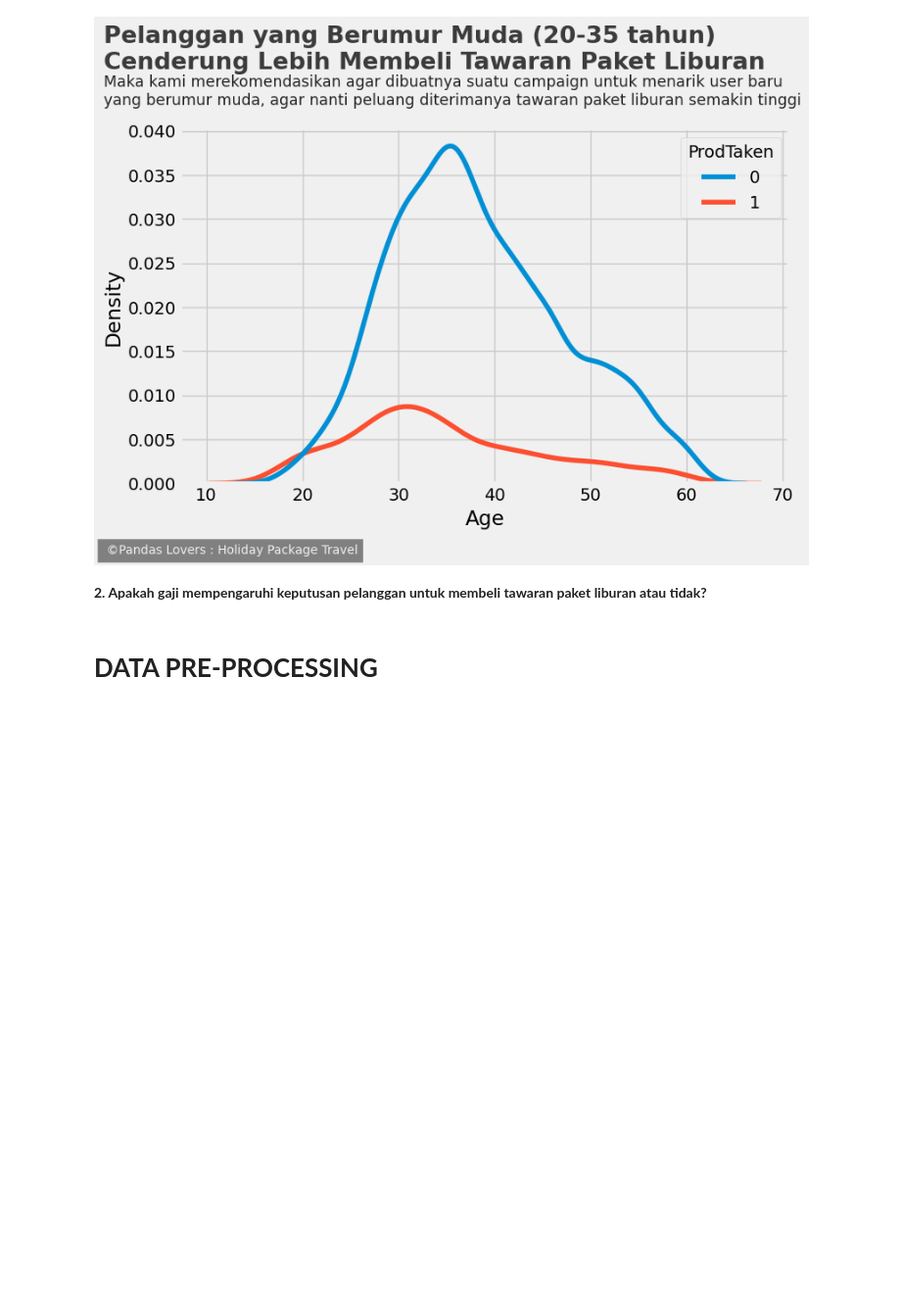
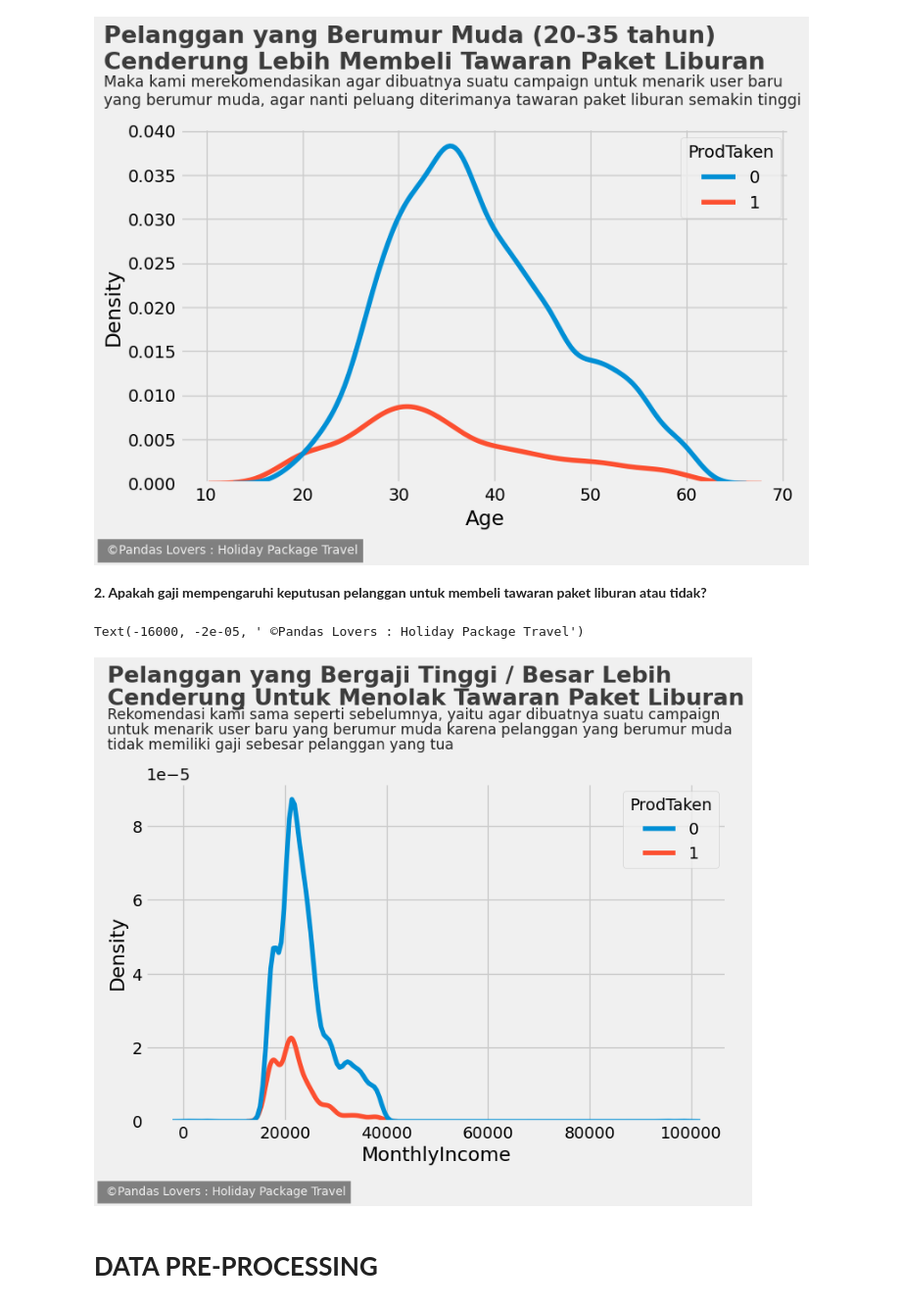
Before and after one commit to JodhiKrisantus/Classification-Holiday-Package-Prediction, a Jupyter notebook: Pandas_Lovers_Holiday_Package_Prediction.ipynb, the cells around one changed output. Shown at 98% size. Cells and saved outputs as stored; diff of their text form; code cells hidden in the pictures; blank space fills up the shorter version.

```diff
--- a/Pandas_Lovers_Holiday_Package_Prediction.ipynb
+++ b/Pandas_Lovers_Holiday_Package_Prediction.ipynb
@@ -479,21 +479,27 @@ Text(-0.8, -0.008, ' ©Pandas Lovers : Holiday Package Travel')
 # %%
 plt.figure(figsize=(8,5))
 sns.kdeplot(x='MonthlyIncome', data=df, hue='ProdTaken')
-plt.text(x = 0-15000, y = 0.000116,
+plt.text(x = 0-15000, y = 0.000119,
           s = 'Pelanggan yang Bergaji Tinggi / Besar Lebih',
           fontsize = 19.5, weight = 'bold', alpha = 0.75)
-plt.text(x = 0-15000, y = 0.00011,
+plt.text(x = 0-15000, y = 0.000114,
           s = 'Cenderung Untuk Menolak Tawaran Paket Liburan',
           fontsize = 19.5, weight = 'bold', alpha = 0.75)
+plt.text(x = 0-15000, y = 0.000109,
+         s = 'Rekomendasi kami sama seperti sebelumnya, yaitu agar dibuatnya suatu campaign',
+         fontsize = 12.5, alpha = .85)
 plt.text(x = 0-15000, y = 0.000105,
-         s = 'Rekomendasi kami sama seperti sebelumnya, yaitu agar dibuatnya suatu campaign untuk menarik user baru',
+         s = 'untuk menarik user baru yang berumur muda karena pelanggan yang berumur muda',
          fontsize = 12.5, alpha = .85)
 plt.text(x = 0-15000, y = 0.000101,
-         s = 'yang berumur muda karena pelanggan yang berumur muda tidak memiliki gaji sebesar pelanggan yang tua',
+         s = 'tidak memiliki gaji sebesar pelanggan yang tua',
          fontsize = 12.5, alpha = .85)
 plt.text(x = -16000, y = -0.00002,
     s = ' ©Pandas Lovers : Holiday Package Travel',fontsize = 10,
                color = '#f0f0f0', backgroundcolor = 'grey')
+# %% [output]
+Text(-16000, -2e-05, ' ©Pandas Lovers : Holiday Package Travel')
+[figure, added]
 # %% [markdown]
 # **DATA PRE-PROCESSING**
 # %%
```
